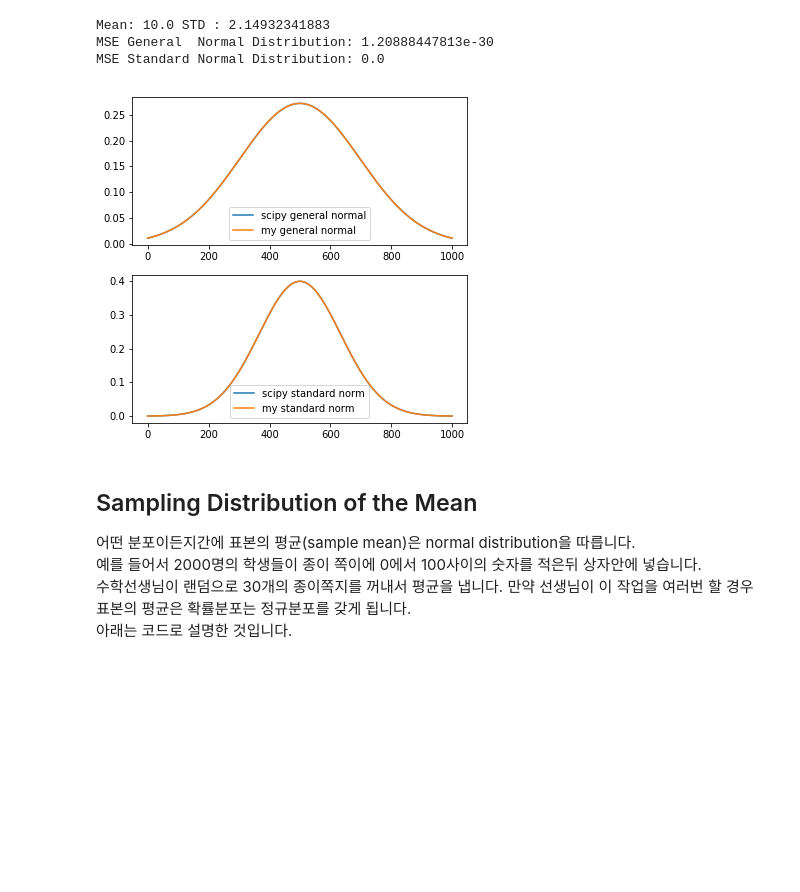
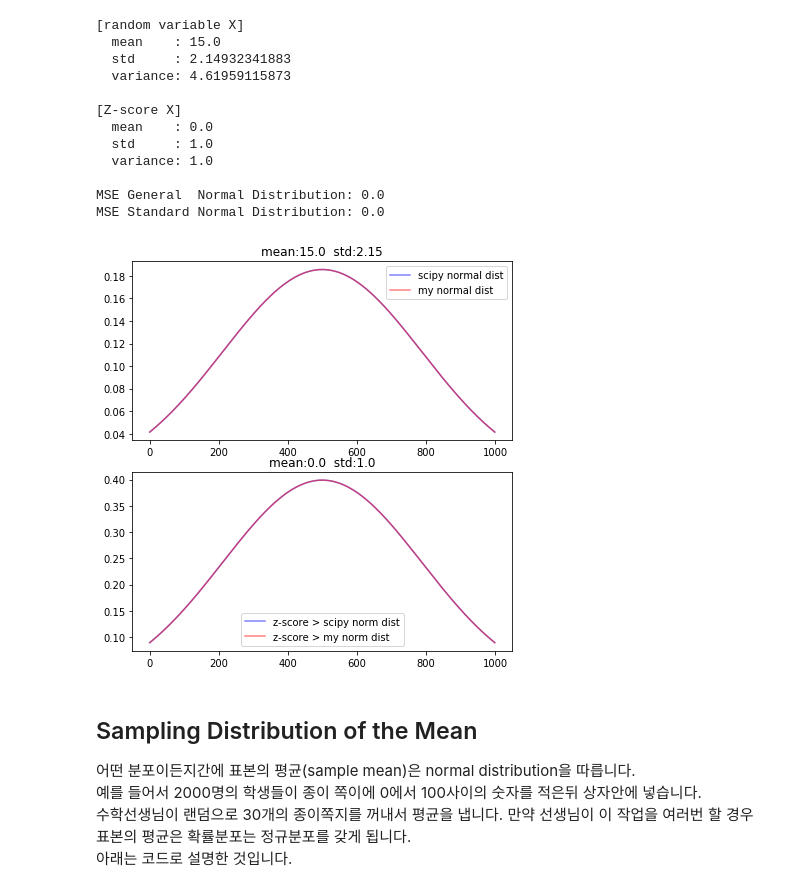
Before and after one commit to AndersonJo/gaussian-process, a Jupyter notebook: (multivariate)-normal-distribution.ipynb, the cells around one changed output. Drawn from its saved outputs; the diff is of its cells as text; code cells hidden in the pictures; blank space fills up the shorter version.

```diff
--- a/(multivariate)-normal-distribution.ipynb
+++ b/(multivariate)-normal-distribution.ipynb
@@ -49,0 +72,13 @@ plt.title('coefficient of the quadratic')
+# %%
+def z_score(X):
+    return (X - np.mean(X))/np.std(X)
+
+x = np.linspace(norm.ppf(0.0001), norm.ppf(0.9999), 1000)
+z = z_score(x)
+
+print('x mean:', np.mean(x))
+print('x std :', np.std(x))
+print('x variance:', np.var(x))
+print('z score mean:', np.mean(z))
+print('z score std :', np.std(z))
+print('z score variance:', np.var(z))
@@ -50,41 +92,56 @@ plt.title('coefficient of the quadratic')
 # %%
-def general_norm_pdf(x):
+def example_normal_distributions(mean):
+    x = np.linspace(norm.ppf(0.0001), norm.ppf(0.9999), 1000) + mean
     std = np.std(x)
-    mean = np.mean(x)
-    r = np.exp(-(x-mean)**2/(2*std))/np.sqrt(2 * np.pi * std)
-    return r
 
-def standard_norm_pdf(x):
-    return np.exp(-x**2/2)/np.sqrt(2*np.pi)
+    general_norm_data1 = norm.pdf(x, loc=mean, scale=std)
+    general_norm_data2 = normal_distribution(x)
 
-def example_normal_distributions(mean=10):
-    x = np.linspace(norm.ppf(0.0001), norm.ppf(0.9999), 1000) + mean
-    SCALE = np.std(x)
-
-    general_norm_data1 = norm.pdf(x, loc=mean, scale=np.sqrt(np.std(x)))
-    general_norm_data2 = general_norm_pdf(x)
-
-    std_norm_data1 = norm.pdf(x, loc=mean)
-    std_norm_data2 = standard_norm_pdf((x-mean))
+    std_norm_data1 = norm.pdf(z_score(x), loc=0, scale=1)
+    std_norm_data2 = normal_distribution(z_score(x))
 
     fig, plots = plt.subplots(2)
     fig.set_figheight(6)
-    plots[0].plot(general_norm_data1, label='scipy general normal')
-    plots[0].plot(general_norm_data2, label='my general normal')
-    plots[1].plot(std_norm_data1, label='scipy standard norm')
-    plots[1].plot(std_norm_data2, label='my standard norm')
+    fig.tight_layout()
+
+    plots[0].plot(general_norm_data1, alpha=0.5, color='blue', label='scipy normal dist')
+    plots[0].plot(general_norm_data2, alpha=0.5, color='red', label='my normal dist')
+    plots[1].plot(std_norm_data1, alpha=0.5, color='blue', label='z-score > scipy norm dist')
+    plots[1].plot(std_norm_data2, alpha=0.5, color='red', label='z-score > my norm dist')
+    plots[0].set_title(f'mean:{round(np.mean(x),2)}  std:{round(np.std(x),2)}')
+    plots[1].set_title(f'mean:{round(np.mean(z_score(x)),2)}  std:{round(np.std(z_score(x)),2)}')
     plots[0].legend()
     plots[1].legend()
 
-    print('Mean:', np.mean(x), 'STD :', np.std(x))
-    print('MSE General  Normal Distribution:', mean_squared_error(general_norm_data1, general_norm_data2))
-    print('MSE Standard Normal Distribution:', mean_squared_error(std_norm_data1, std_norm_data2))
-example_normal_distributions()
+    print('[random variable X]')
+    print('  mean    :', np.mean(x))
+    print('  std     :', np.std(x))
+    print('  variance:', np.var(x))
+    print()
+    print('[Z-score X]')
+    print('  mean    :', np.mean(z_score(x)))
+    print('  std     :', np.std(z_score(x)))
+    print('  variance:', np.var(z_score(x)))
+    print()
+    mse_normal = round(mean_squared_error(general_norm_data1, general_norm_data2), 12)
+    mse_std_normal = round(mean_squared_error(std_norm_data1, std_norm_data2), 12)
+    print(f'MSE General  Normal Distribution: {mse_normal:.12}', )
+    print(f'MSE Standard Normal Distribution: {mse_std_normal:.12}')
+example_normal_distributions(mean=15)
 # %% [output]
-Mean: 10.0 STD : 2.14932341883
-MSE General  Normal Distribution: 1.20888447813e-30
+[random variable X]
+  mean    : 15.0
+  std     : 2.14932341883
+  variance: 4.61959115873
+
+[Z-score X]
+  mean    : 0.0
+  std     : 1.0
+  variance: 1.0
+
+MSE General  Normal Distribution: 0.0
 MSE Standard Normal Distribution: 0.0
-[figure, old version]
+[figure, new version]
 # %% [markdown]
 ## Sampling Distribution of the Mean
 
```
Also changed, not shown: parts of 29 cells of this notebook, 1 other file.
